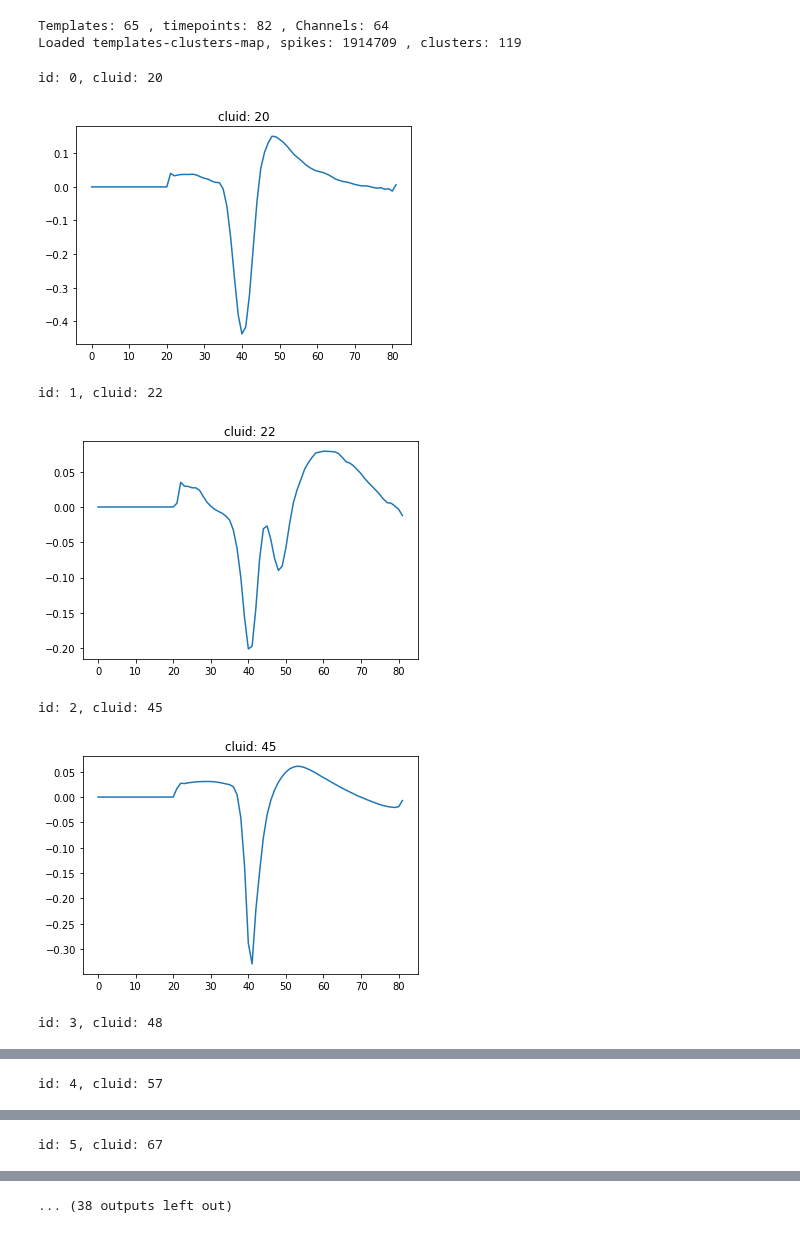
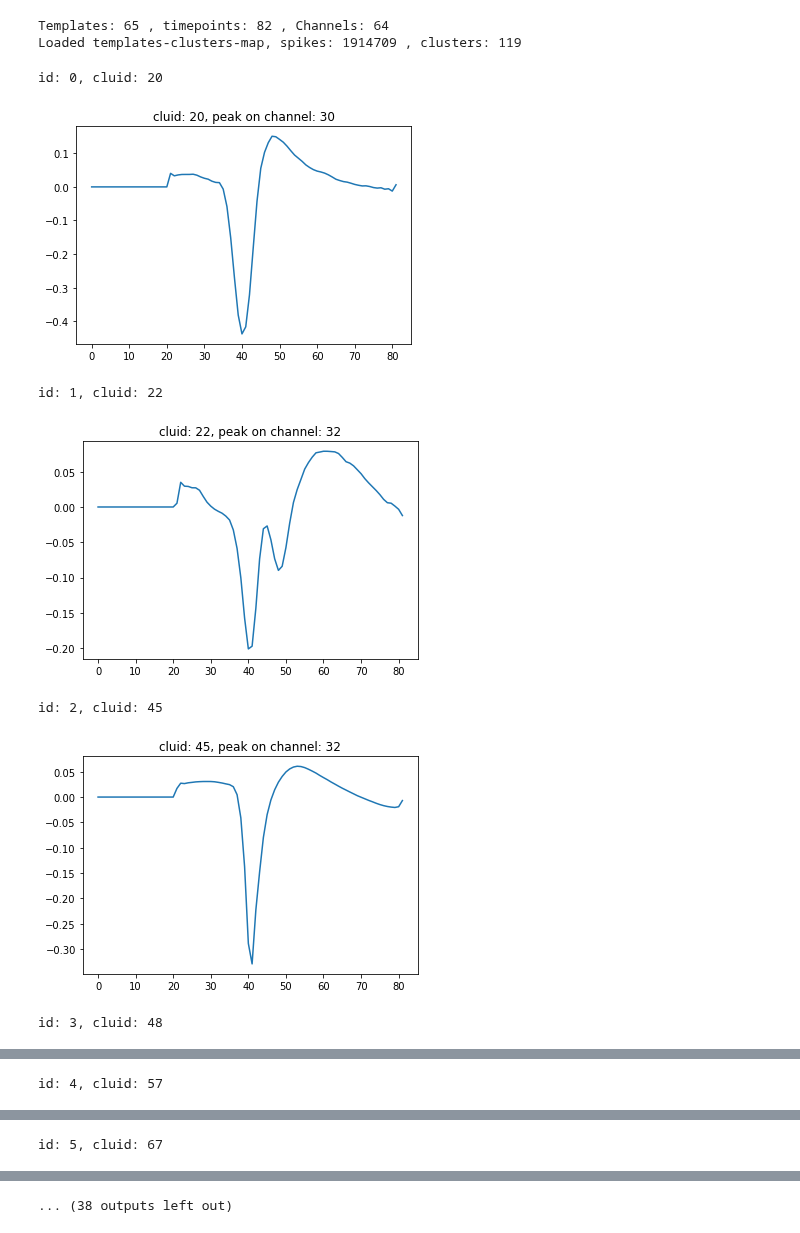
Before and after one commit to kevin-allen/spikeA, a Jupyter notebook: docs_notebooks/mean_waveform.ipynb, the cells around one changed output, grey strips where cells are left out. Saved outputs shown, nothing was run; the diff lists cells and outputs as text; code cells hidden in the pictures.

Commit message:
show mean waveforms for all neurons of a session, highest channel amplitude only

```diff
--- a/docs_notebooks/mean_waveform.ipynb
+++ b/docs_notebooks/mean_waveform.ipynb
@@ -78,22 +78,22 @@ Loaded templates-clusters-map, spikes: 1914709 , clusters: 119
 # %%
 for i,n in enumerate(cg.neuron_list):
     cluid = n.cluster_number
     print("id: {}, cluid: {}".format(i, cluid))
 
     # get all waveforms of that cluster
     cluster_waveforms = ses.get_waveforms_from_cluster(cluid)
     # get highest channel
-    idx = ses.get_channels_from_waveforms(cluster_waveforms, cnt=1, method="ptp")
+    idx = ses.get_channels_from_waveforms(cluster_waveforms, cnt=1, method="ptp")[0]
 
     # plot
     plt.plot(cluster_waveforms[:,idx])
-    plt.title("cluid: {}".format(cluid))
+    plt.title("cluid: {}, peak on channel: {}".format(cluid,idx))
     plt.show()
 # %% [output]
 id: 0, cluid: 20
-[figure, old version]
+[figure, new version]
 id: 1, cluid: 22
-[figure, old version]
+[figure, new version]
 id: 2, cluid: 45
-[figure, old version]
+[figure, new version]
 id: 3, cluid: 48
```
Also changed, not shown: parts of 1 cell of this notebook.
